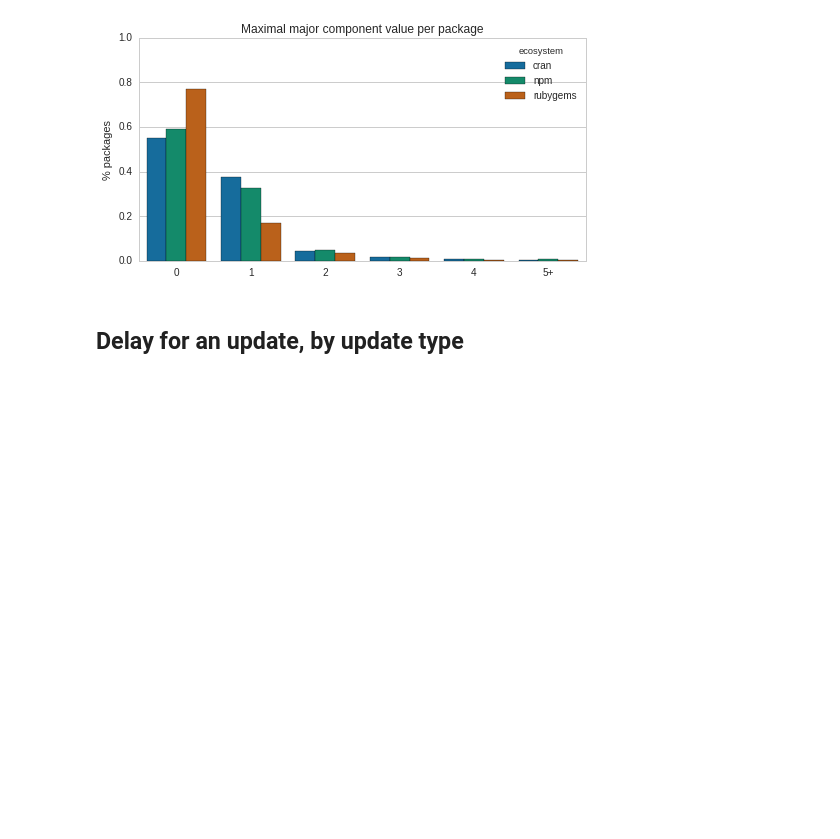
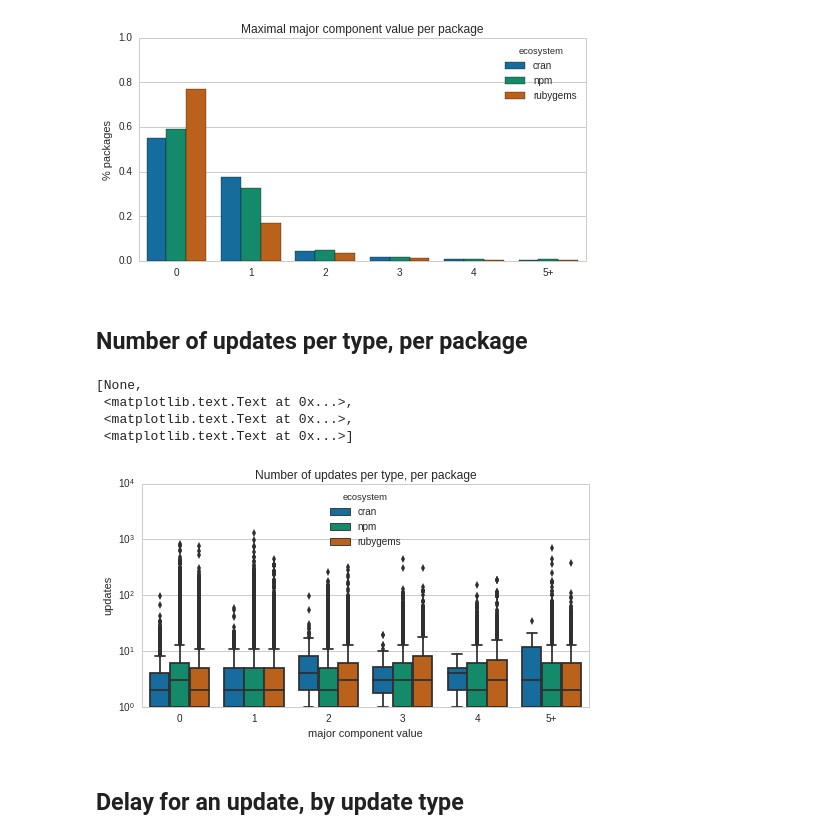
Before and after one commit to AlexandreDecan/ecos-emse, a Jupyter notebook: notebooks/Ecosystem activity.ipynb, the cells around one changed output. Saved outputs shown, nothing was run; the diff lists cells and outputs as text; code cells hidden in the pictures; blank space fills up the shorter version.

```diff
--- a/notebooks/Ecosystem activity.ipynb
+++ b/notebooks/Ecosystem activity.ipynb
@@ -669,5 +619,56 @@ ax.set(
  <matplotlib.text.Text at 0x...>,
  <matplotlib.text.Text at 0x...>]
 [figure]
+# %% [markdown]
+## Number of updates per type, per package
+# %%
+figure, ax = matplotlib.pyplot.subplots()
+figure.set_size_inches(FIG_SIZE)
+
+bins = [0, 1, 2, 3, 4, 5, pandas.np.inf]
+labels = ['0', '1', '2', '3', '4', '5+']
+
+df = pandas.concat(
+    [
+        df_data[ecosystem]['semver']
+            [['package', 'v_major', 'version']]
+            .groupby(['package', 'v_major'])
+            .count()
+            [['version']]
+            .reset_index()
+            .assign(v_major=lambda d: pandas.cut(
+                  d['v_major'].astype(int),
+                  bins=bins,
+                  labels=labels,
+                  right=False,
+                  include_lowest=True)
+            )
+            .assign(ecosystem=ecosystem)
+        for ecosystem in ECOSYSTEMS
+    ]
+)
+
+seaborn.boxplot(
+    data=df,
+    x='v_major',
+    y='version',
+    hue='ecosystem',
+    order=labels,
+    hue_order=ECOSYSTEMS,
+    ax=ax
+)
+
+ax.set(
+    title='Number of updates per type, per package',
+    xlabel='major component value',
+    ylabel='updates',
+    yscale='log',
+)
+# %% [output]
+[None,
+ <matplotlib.text.Text at 0x...>,
+ <matplotlib.text.Text at 0x...>,
+ <matplotlib.text.Text at 0x...>]
+[figure, added]
 # %% [markdown]
 ## Delay for an update, by update type
```
Also changed, not shown: parts of 7 cells of this notebook.
